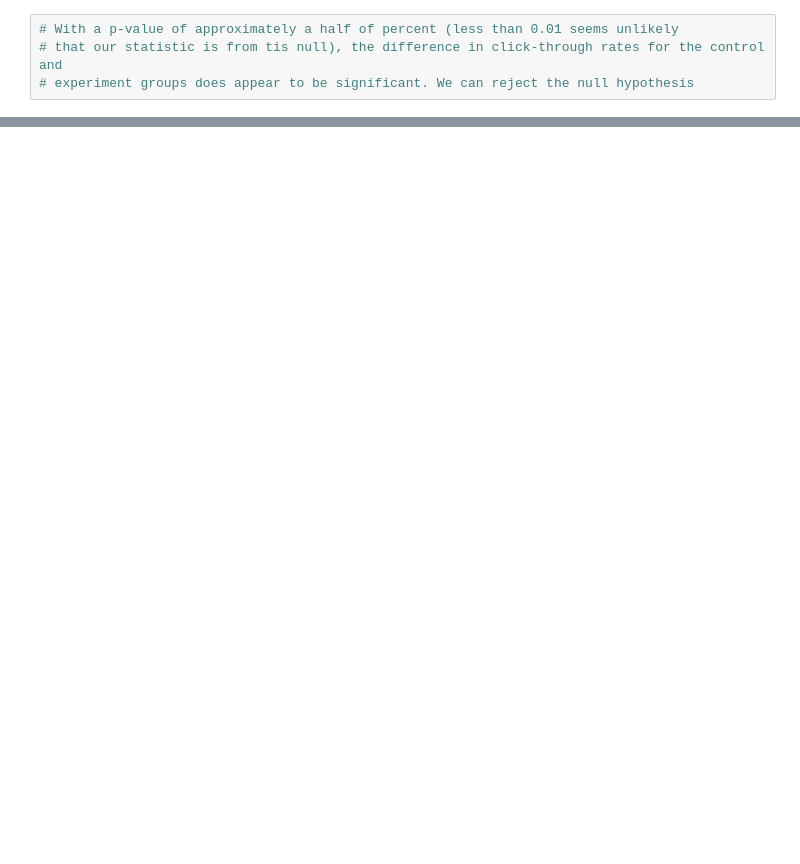
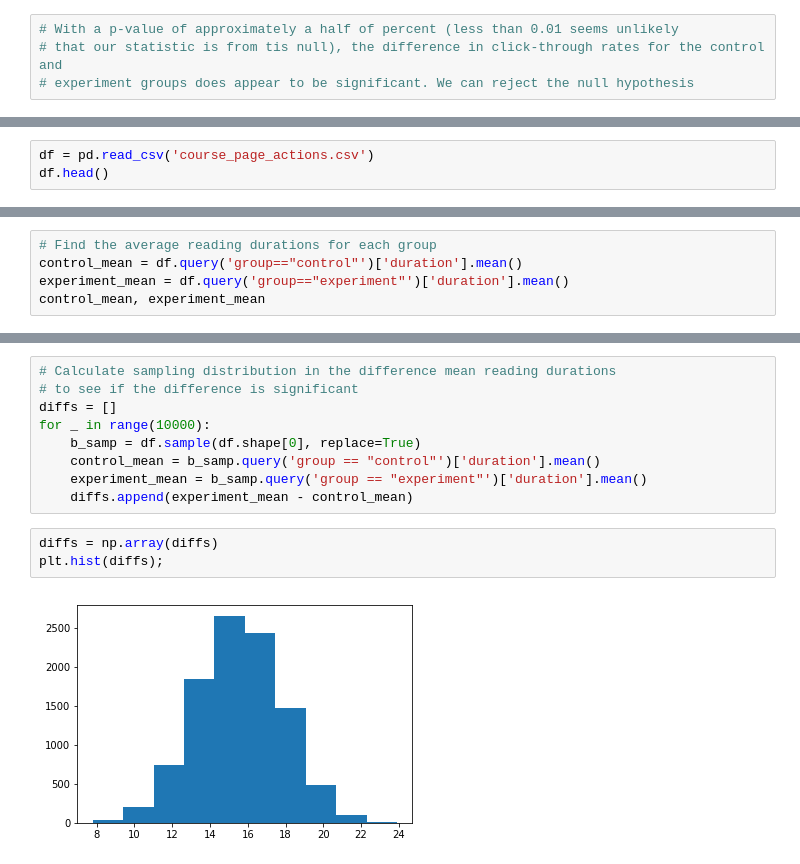
Before and after one commit to geocarvalho/python-ds, a Jupyter notebook: DS-fundations-2/statistics/13-A_B-tests.ipynb, the cells around one changed output, grey strips where cells are left out. Saved outputs shown, nothing was run; the diff lists cells and outputs as text; blank space fills up the shorter version.

```diff
--- a/DS-fundations-2/statistics/13-A_B-tests.ipynb
+++ b/DS-fundations-2/statistics/13-A_B-tests.ipynb
@@ -129,0 +214,3 @@ plt.axvline(x=obs_diff, color='red')
+# %%
+df = pd.read_csv('course_page_actions.csv')
+df.head()
@@ -129,0 +239,5 @@ plt.axvline(x=obs_diff, color='red')
+# %%
+# Find the average reading durations for each group
+control_mean = df.query('group=="control"')['duration'].mean()
+experiment_mean = df.query('group=="experiment"')['duration'].mean()
+control_mean, experiment_mean
@@ -129,0 +253,14 @@ plt.axvline(x=obs_diff, color='red')
+# %%
+# Calculate sampling distribution in the difference mean reading durations
+# to see if the difference is significant
+diffs = []
+for _ in range(10000):
+    b_samp = df.sample(df.shape[0], replace=True)
+    control_mean = b_samp.query('group == "control"')['duration'].mean()
+    experiment_mean = b_samp.query('group == "experiment"')['duration'].mean()
+    diffs.append(experiment_mean - control_mean)
+# %%
+diffs = np.array(diffs)
+plt.hist(diffs);
+# %% [output]
+[figure, added]
```
Also changed, not shown: parts of 36 cells of this notebook.
